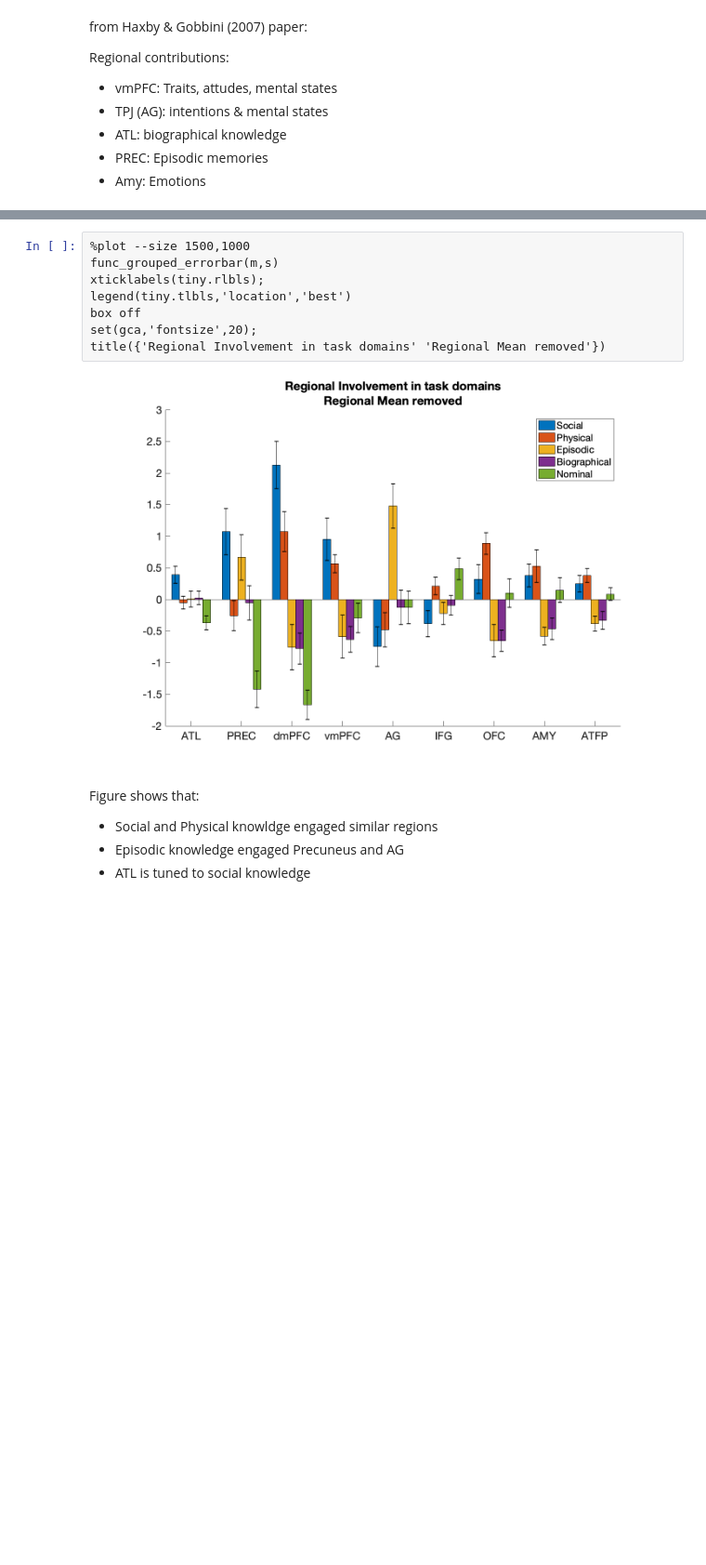
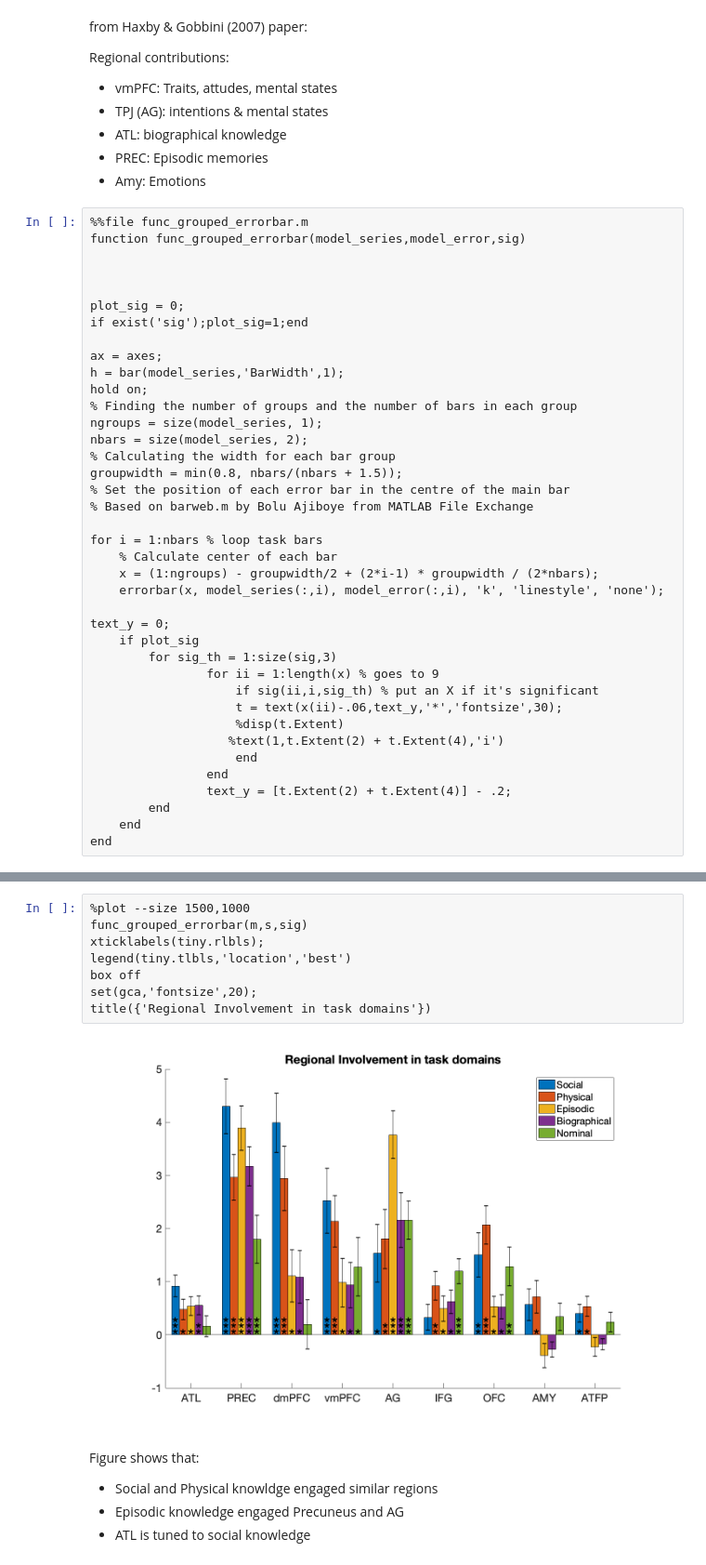
Before and after one commit to Aglinskas/TN-person-knowledge-names, a Jupyter notebook: Words_paper.ipynb, the cells around one changed output, grey strips where cells are left out. Shown at 93% size. Saved outputs shown, nothing was run; the diff lists cells and outputs as text; blank space fills up the shorter version.

```diff
--- a/Words_paper.ipynb
+++ b/Words_paper.ipynb
@@ -145,3 +149,42 @@ Regional contributions:
  - ATL: biographical knowledge
  - PREC: Episodic memories
  - Amy: Emotions
+# %%
+%%file func_grouped_errorbar.m
+function func_grouped_errorbar(model_series,model_error,sig)
+
+
+
+plot_sig = 0;
+if exist('sig');plot_sig=1;end
+
+ax = axes;
+h = bar(model_series,'BarWidth',1);
+hold on;
+% Finding the number of groups and the number of bars in each group
+ngroups = size(model_series, 1);
+nbars = size(model_series, 2);
+% Calculating the width for each bar group
+groupwidth = min(0.8, nbars/(nbars + 1.5));
+% Set the position of each error bar in the centre of the main bar
+% Based on barweb.m by Bolu Ajiboye from MATLAB File Exchange
+
+for i = 1:nbars % loop task bars
+    % Calculate center of each bar
+    x = (1:ngroups) - groupwidth/2 + (2*i-1) * groupwidth / (2*nbars);
+    errorbar(x, model_series(:,i), model_error(:,i), 'k', 'linestyle', 'none');
+
+text_y = 0;
+    if plot_sig
+        for sig_th = 1:size(sig,3)
+                for ii = 1:length(x) % goes to 9
+                    if sig(ii,i,sig_th) % put an X if it's significant
+                    t = text(x(ii)-.06,text_y,'*','fontsize',30);
+                    %disp(t.Extent)
+                   %text(1,t.Extent(2) + t.Extent(4),'i')
+                    end
+                end
+                text_y = [t.Extent(2) + t.Extent(4)] - .2;
+        end
+    end
+end
@@ -148,13 +193,13 @@ Regional contributions:
 # %%
 %plot --size 1500,1000
-func_grouped_errorbar(m,s)
+func_grouped_errorbar(m,s,sig)
 xticklabels(tiny.rlbls);
 legend(tiny.tlbls,'location','best')
 box off
 set(gca,'fontsize',20);
-title({'Regional Involvement in task domains' 'Regional Mean removed'})
+title({'Regional Involvement in task domains'})
 # %% [output]
-[figure, old version]
+[figure, new version]
 # %% [markdown]
 Figure shows that:
 
```
Also changed, not shown: parts of 29 cells of this notebook, 7 other files.
